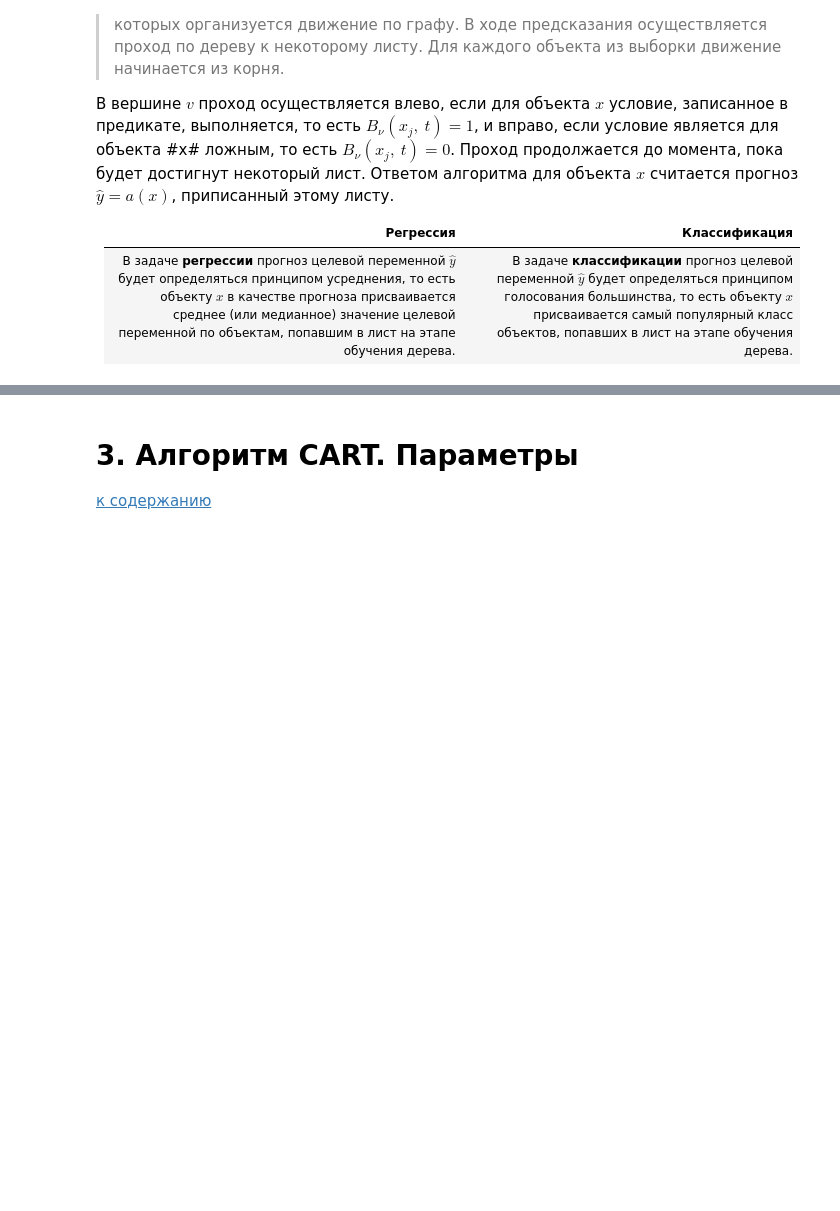
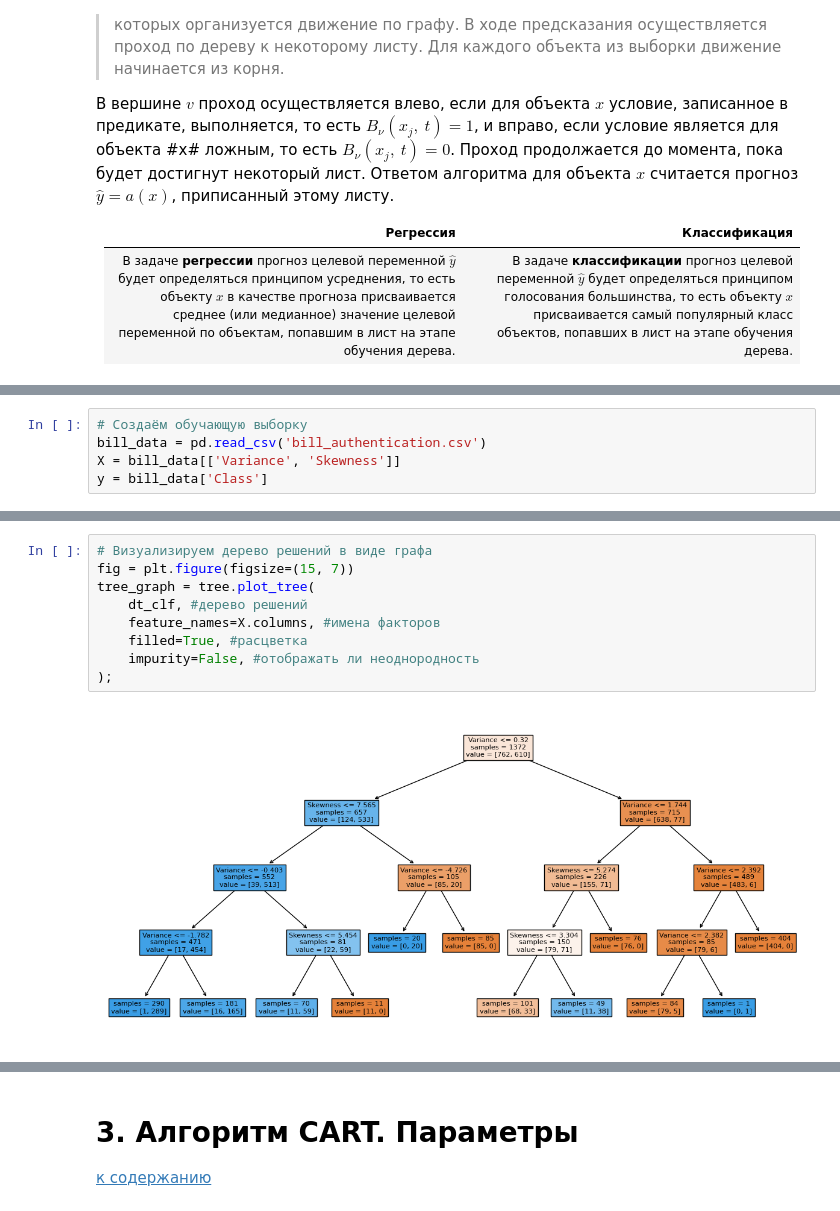
Before and after one commit to hoittoken/Python, a Jupyter notebook: Py/Math&ML/math&ml-8 decision tree/math&ml-8 lecture.ipynb, the cells around one changed output, grey strips where cells are left out. Drawn from its saved outputs; the diff is of its cells as text; blank space fills up the shorter version.

```diff
--- a/Py/Math&ML/math&ml-8 decision tree/math&ml-8 lecture.ipynb
+++ b/Py/Math&ML/math&ml-8 decision tree/math&ml-8 lecture.ipynb
@@ -114,0 +169,5 @@ $B_{\nu }(x_j,\ t)\ =\ [x_j\le t]$
+# %%
+# Создаём обучающую выборку
+bill_data = pd.read_csv('bill_authentication.csv')
+X = bill_data[['Variance', 'Skewness']]
+y = bill_data['Class']
@@ -114,0 +180,11 @@ $B_{\nu }(x_j,\ t)\ =\ [x_j\le t]$
+# %%
+# Визуализируем дерево решений в виде графа
+fig = plt.figure(figsize=(15, 7))
+tree_graph = tree.plot_tree(
+    dt_clf, #дерево решений
+    feature_names=X.columns, #имена факторов
+    filled=True, #расцветка
+    impurity=False, #отображать ли неоднородность
+);
+# %% [output]
+[figure, added]
```
Also changed, not shown: parts of 9 cells of this notebook, 8 other files.
